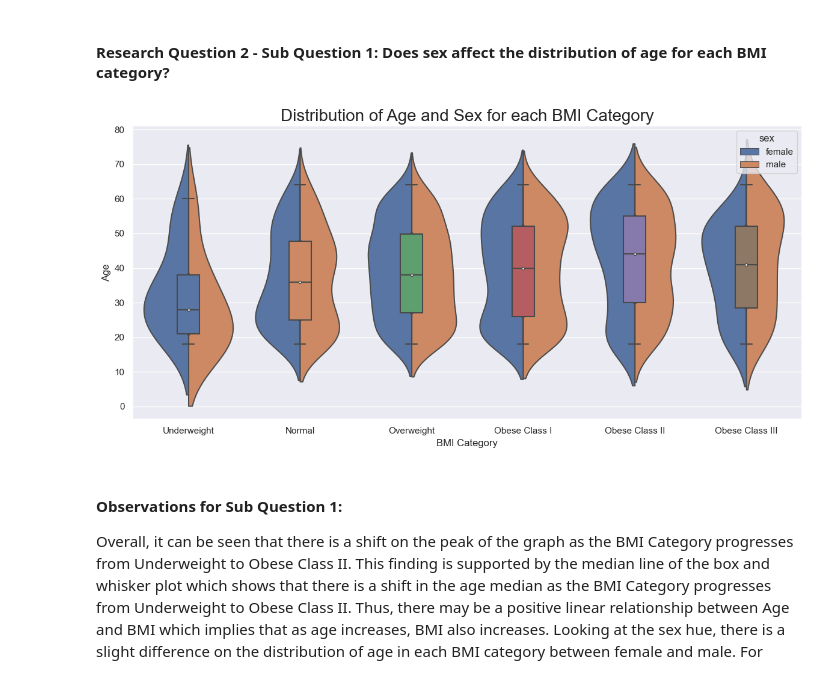
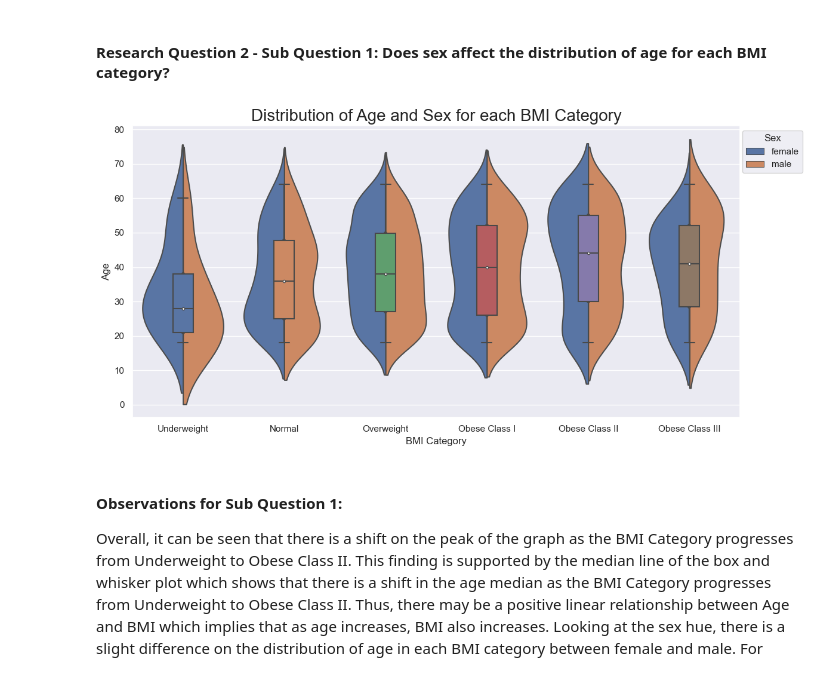
Before and after one commit to ubco-W2022T2-data301/project-group-group08, a Jupyter notebook: analysis/analysis2.ipynb, the cells around one changed output. Cells and saved outputs as stored; diff of their text form; code cells hidden in the pictures.

```diff
--- a/analysis/analysis2.ipynb
+++ b/analysis/analysis2.ipynb
@@ -114,13 +114,14 @@ From the bar plot, it is possible to see that the age that has the lowest Averag
 # %%
 p3 = sns.violinplot(data=health1, x='BMI_cat', y='age', hue='sex', split=True)
 sns.boxplot(data=health1, x='BMI_cat', y='age', width=0.2, boxprops={'zorder': 2}, ax=p3)
 p3.set_title("Distribution of Age and Sex for each BMI Category", size = 20)
 p3.set_ylabel("Age")
 p3.set_xlabel("BMI Category")
+p3.legend(title='Sex', bbox_to_anchor=(1.11,1))
 plt.tight_layout()
 plt.show()
 # %% [output]
-[figure, old version]
+[figure, new version]
 # %% [markdown]
 #### Observations for Sub Question 1:
 Overall, it can be seen that there is a shift on the peak of the graph as the BMI Category progresses from Underweight to Obese Class II. This finding is supported by the median line of the box and whisker plot which shows that there is a shift in the age median as the BMI Category progresses from Underweight to Obese Class II. Thus, there may be a positive linear relationship between Age and BMI which implies that as age increases, BMI also increases. Looking at the sex hue, there is a slight difference on the distribution of age in each BMI category between female and male. For instance, in the underweight classification, Male tend to be younger compared to female. In the Obsese Class III classification, Male tend to be older compared to female. This shows that sex does affect the distribution of age for each BMI category.
```
Also changed, not shown: parts of 3 cells of this notebook, 5 other files.
